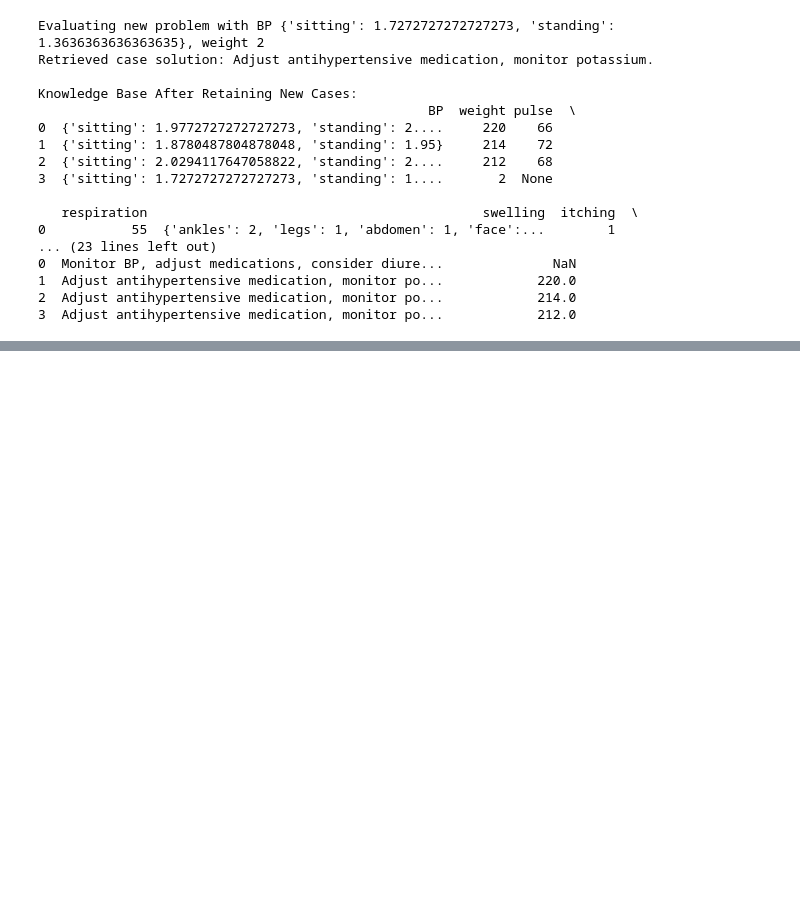
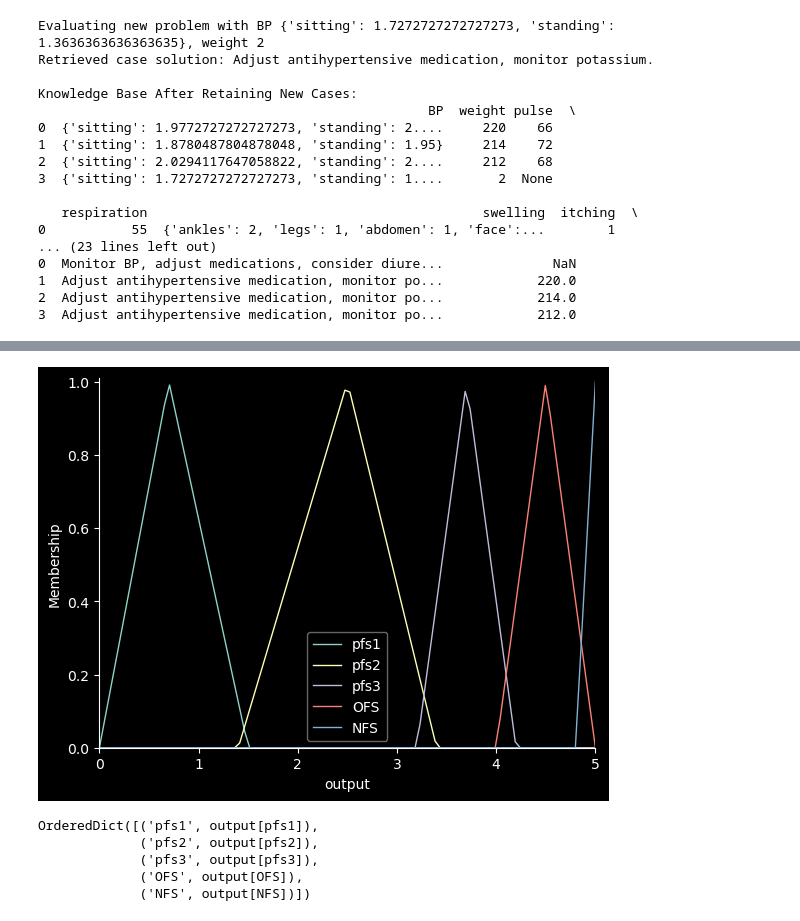
Before and after one commit to StaticOwl/cardigpt, a Jupyter notebook: pocs/poc_2.ipynb, the cells around one changed output, grey strips where cells are left out. Drawn from its saved outputs; the diff is of its cells as text; code cells hidden in the pictures; blank space fills up the shorter version.

```diff
--- a/pocs/poc_2.ipynb
+++ b/pocs/poc_2.ipynb
@@ -817,0 +1278,11 @@ Knowledge Base After Retaining New Cases:
+# %%
+import numpy as np
+# Define the output variable range (adjust as needed)
+output = ctrl.Consequent(np.linspace(0, 5, 100), 'output')
+output.defuzzify_method = 'centroid'
+
+output['pfs1'] = fuzz.trimf(output.universe, [0, 0.7, 1.5])
+output['pfs2'] = fuzz.trimf(output.universe, [1.4, 2.5, 3.4])
+output['pfs3'] = fuzz.trimf(output.universe, [3.2, 3.7, 4.2])
+output['OFS'] = fuzz.trimf(output.universe, [4.0, 4.5, 5.0])
+output['NFS'] = fuzz.trimf(output.universe, [4.8, 5.0, 5.2])
@@ -817,0 +1329,13 @@ Knowledge Base After Retaining New Cases:
+# %%
+output.view()
+plt.savefig("output.png")
+# %% [output]
+[figure, added]
+# %%
+output.terms
+# %% [output]
+OrderedDict([('pfs1', output[pfs1]),
+             ('pfs2', output[pfs2]),
+             ('pfs3', output[pfs3]),
+             ('OFS', output[OFS]),
+             ('NFS', output[NFS])])
```
Also changed, not shown: parts of 30 cells of this notebook.
